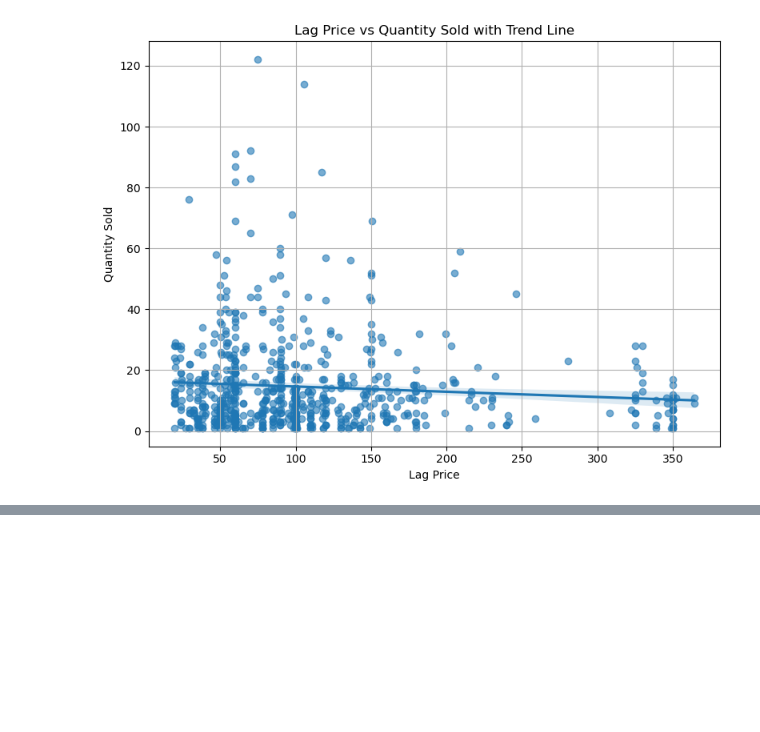
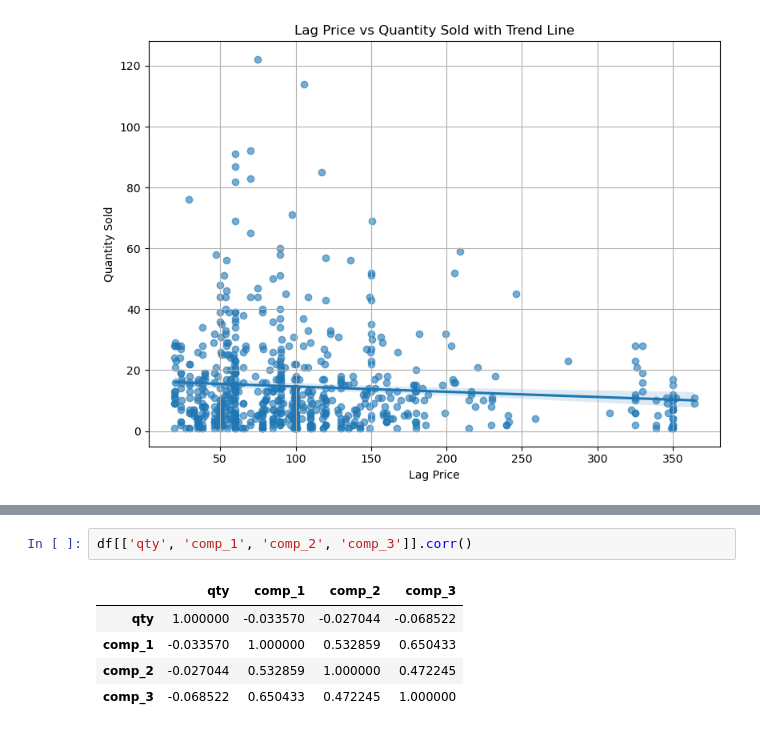
Before and after one commit to Godwin-Oti/Retail-Price-Strategy-Forecasting, a Jupyter notebook: retail.ipynb, the cells around one changed output, grey strips where cells are left out. Drawn from its saved outputs; the diff is of its cells as text; blank space fills up the shorter version.

```diff
--- a/retail.ipynb
+++ b/retail.ipynb
@@ -199,0 +265,8 @@ Interpretation: As lagged prices increase, there is a slight tendency for curren
+# %%
+df[['qty', 'comp_1', 'comp_2', 'comp_3']].corr()
+# %% [output]
+|  | qty | comp_1 | comp_2 | comp_3 |
+| qty | 1.000000 | -0.033570 | -0.027044 | -0.068522 |
+| comp_1 | -0.033570 | 1.000000 | 0.532859 | 0.650433 |
+| comp_2 | -0.027044 | 0.532859 | 1.000000 | 0.472245 |
+| comp_3 | -0.068522 | 0.650433 | 0.472245 | 1.000000 |
```
Also changed, not shown: parts of 11 cells of this notebook.
